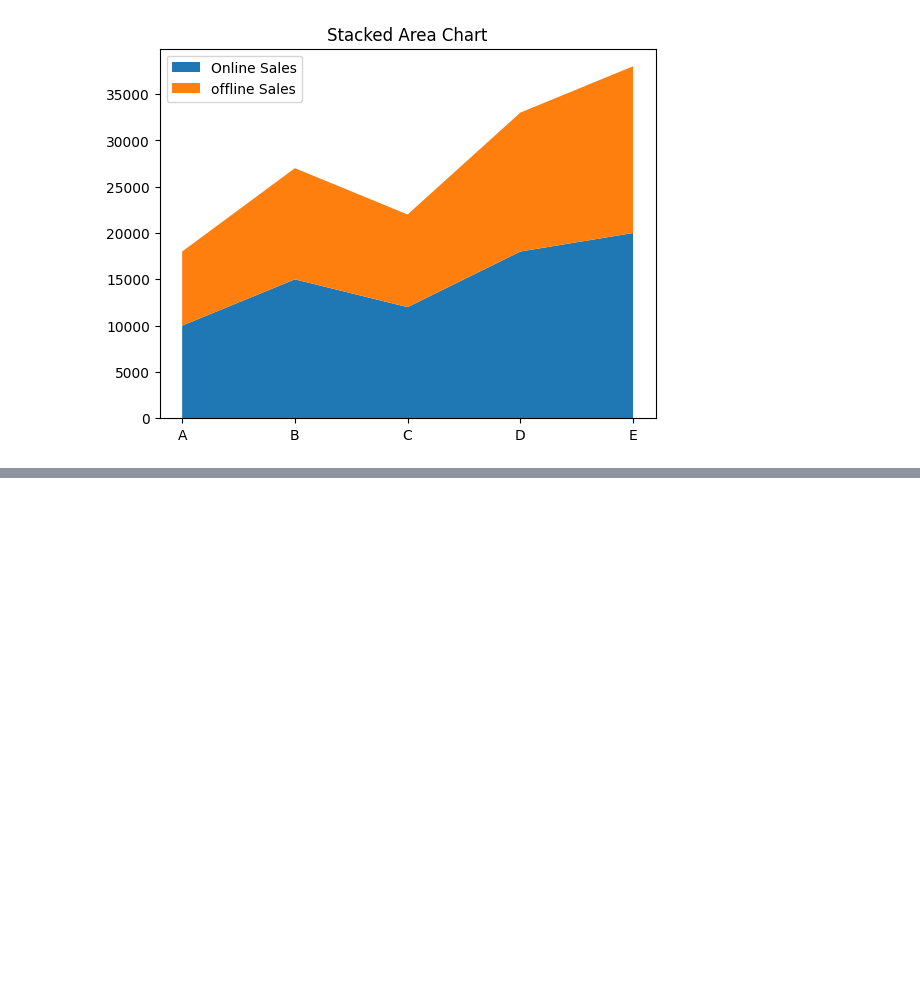
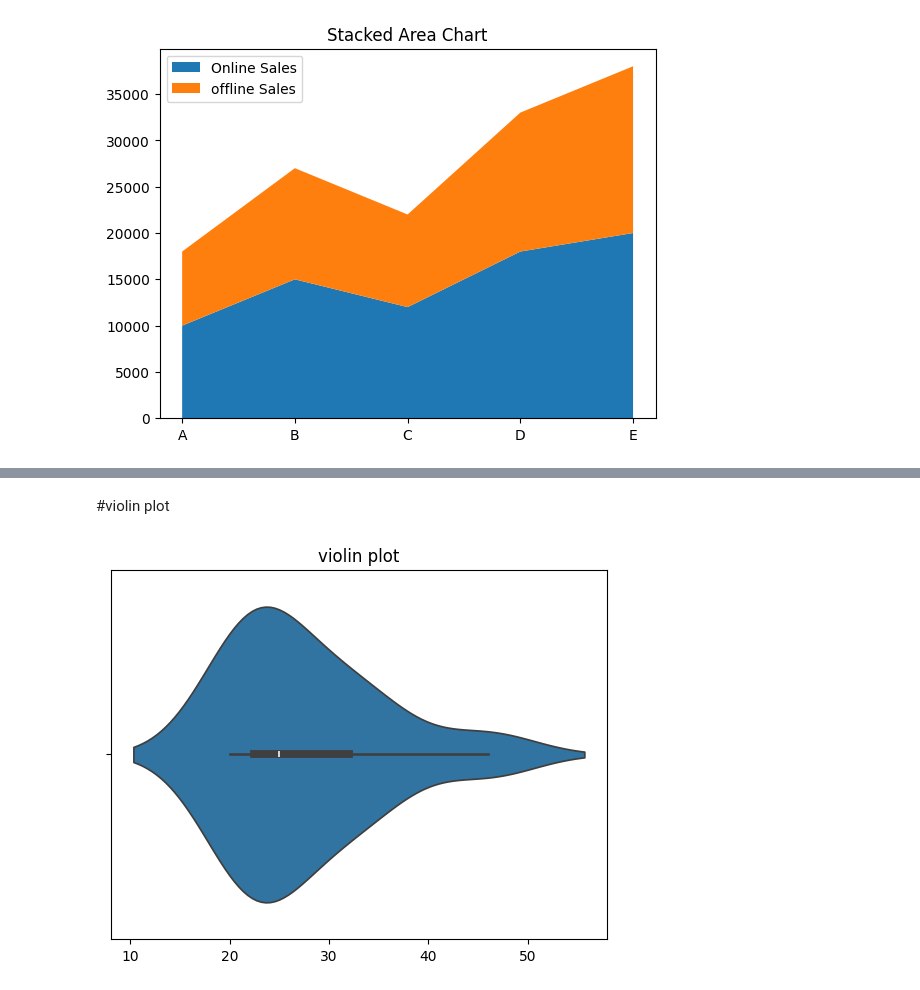
Before and after one commit to satvik231/Python-Data-Visualization, a Jupyter notebook: Visualization.ipynb, the cells around one changed output, grey strips where cells are left out. Cells and saved outputs as stored; diff of their text form; code cells hidden in the pictures; blank space fills up the shorter version.

```diff
--- a/Visualization.ipynb
+++ b/Visualization.ipynb
@@ -229,0 +255,8 @@ plt.show()
+# %% [markdown]
+#violin plot
+# %%
+sns.violinplot(x = ages)
+plt.title("violin plot")
+plt.show()
+# %% [output]
+[figure, added]
```
Also changed, not shown: parts of 33 cells of this notebook.
